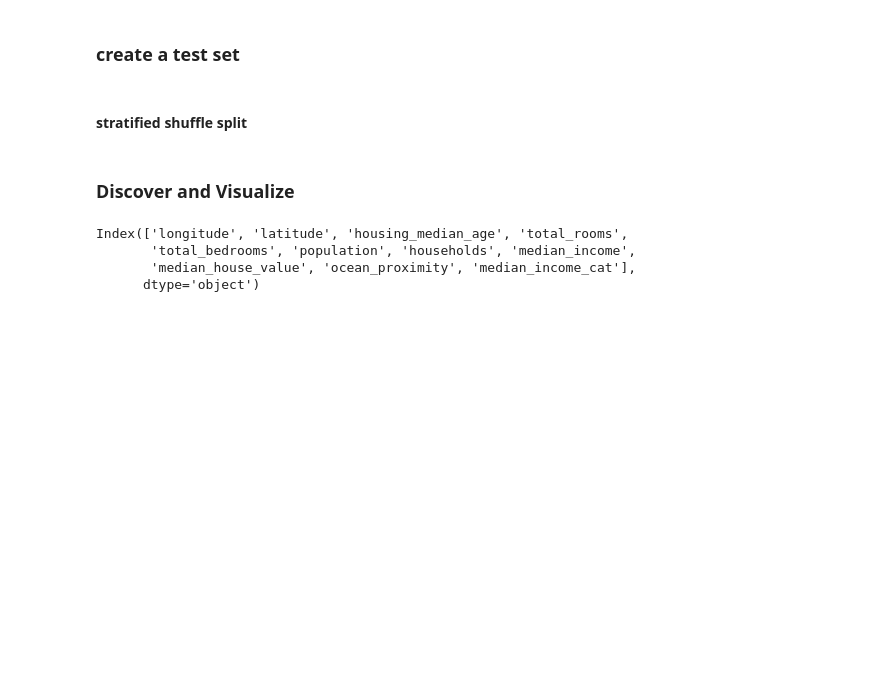
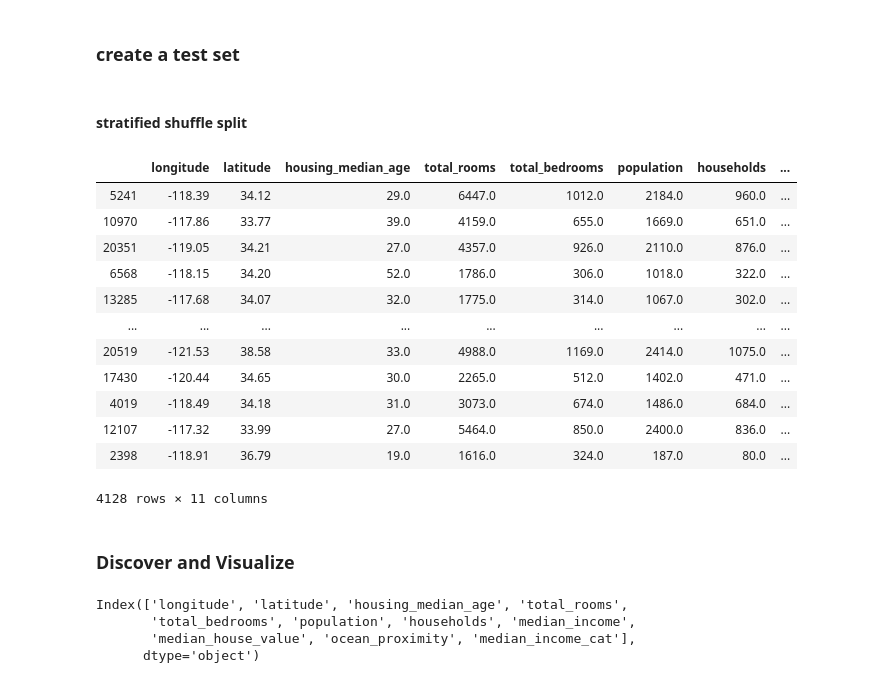
Before and after one commit to KasiaCieslik/California-Housing-Price, a Jupyter notebook: california housing price-pipeline.ipynb, the cells around one changed output. Cells and saved outputs as stored; diff of their text form; code cells hidden in the pictures; blank space fills up the shorter version.

```diff
--- a/california housing price-pipeline.ipynb
+++ b/california housing price-pipeline.ipynb
@@ -69,6 +126,22 @@ split = StratifiedShuffleSplit(n_splits=1,test_size=0.2,random_state=42)
 for train_index, test_index in split.split(df,df.median_income_cat):
     strat_train_set= df.loc[train_index]
     strat_test_set= df.loc[test_index]
+# %%
+strat_test_set
+# %% [output]
+|  | longitude | latitude | housing_median_age | total_rooms | total_bedrooms | population | households | ... |
+| 5241 | -118.39 | 34.12 | 29.0 | 6447.0 | 1012.0 | 2184.0 | 960.0 | ... |
+| 10970 | -117.86 | 33.77 | 39.0 | 4159.0 | 655.0 | 1669.0 | 651.0 | ... |
+| 20351 | -119.05 | 34.21 | 27.0 | 4357.0 | 926.0 | 2110.0 | 876.0 | ... |
+| 6568 | -118.15 | 34.20 | 52.0 | 1786.0 | 306.0 | 1018.0 | 322.0 | ... |
+| 13285 | -117.68 | 34.07 | 32.0 | 1775.0 | 314.0 | 1067.0 | 302.0 | ... |
+| ... | ... | ... | ... | ... | ... | ... | ... | ... |
+| 20519 | -121.53 | 38.58 | 33.0 | 4988.0 | 1169.0 | 2414.0 | 1075.0 | ... |
+| 17430 | -120.44 | 34.65 | 30.0 | 2265.0 | 512.0 | 1402.0 | 471.0 | ... |
+| 4019 | -118.49 | 34.18 | 31.0 | 3073.0 | 674.0 | 1486.0 | 684.0 | ... |
+| 12107 | -117.32 | 33.99 | 27.0 | 5464.0 | 850.0 | 2400.0 | 836.0 | ... |
+| 2398 | -118.91 | 36.79 | 19.0 | 1616.0 | 324.0 | 187.0 | 80.0 | ... |
+4128 rows × 11 columns
 # %% [markdown]
 ### Discover and Visualize
 # %%
```
Also changed, not shown: parts of 13 cells of this notebook.
